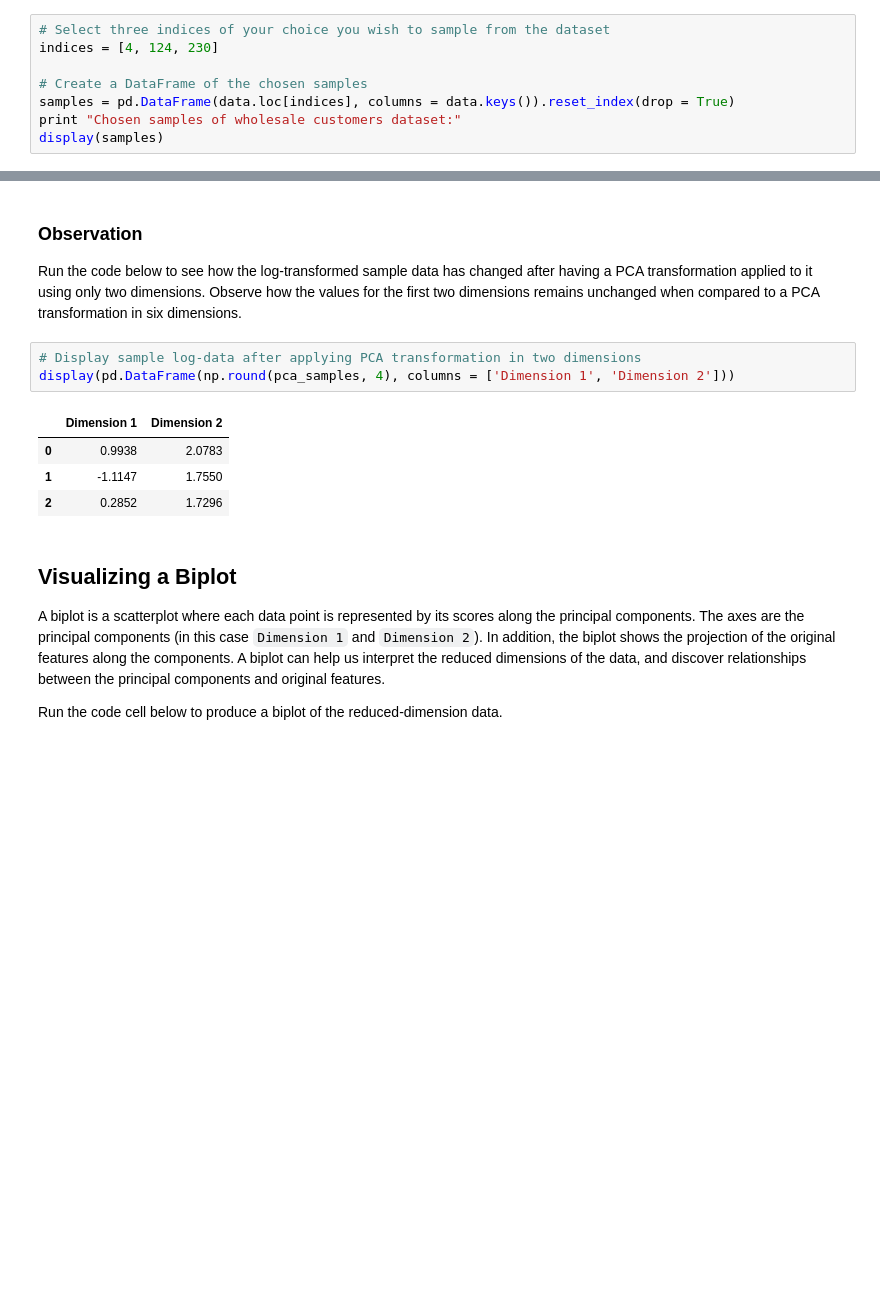
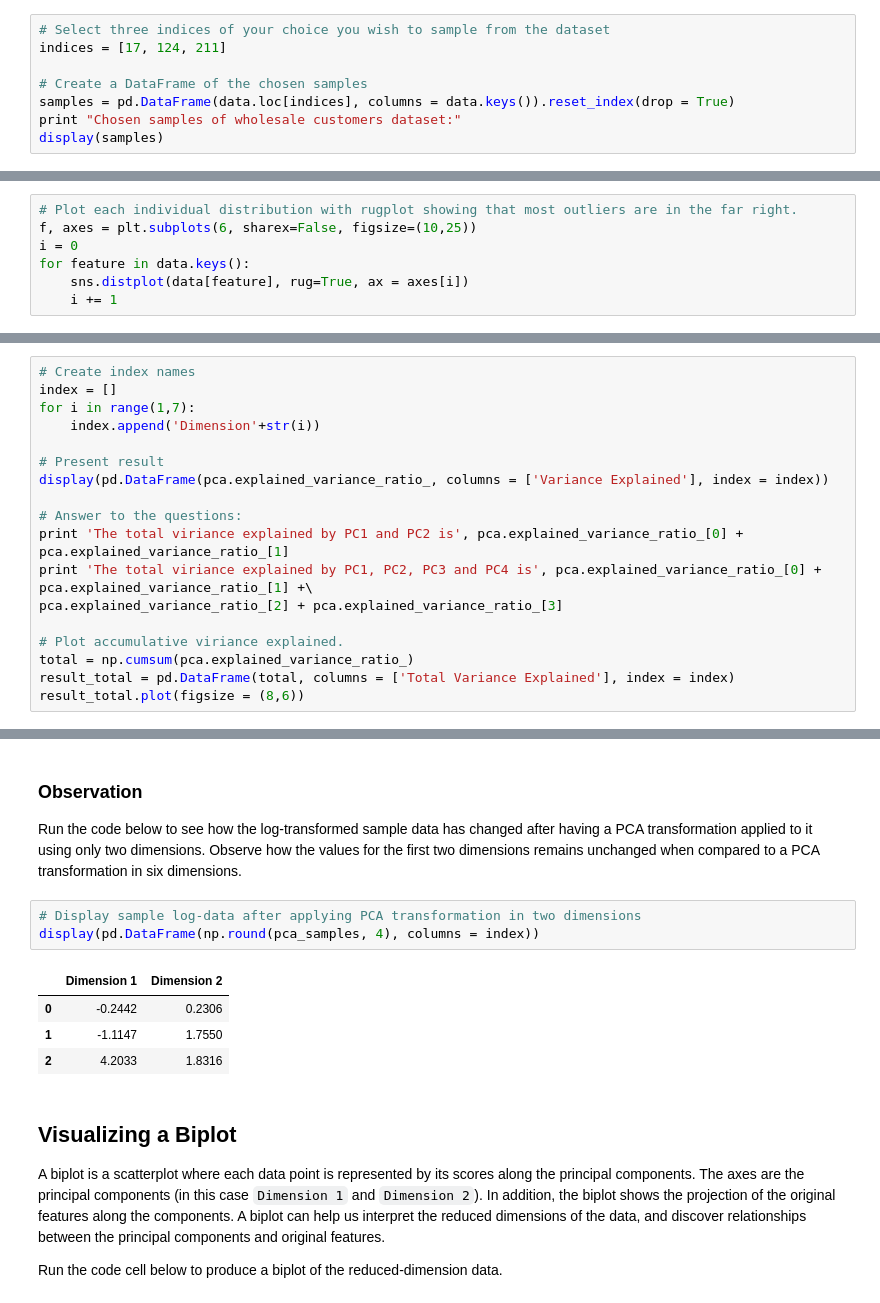
Before and after one commit to wonderlives/machine-learning, a Jupyter notebook: projects/customer_segments/customer_segments.ipynb, the cells around one changed output, grey strips where cells are left out. Saved outputs shown, nothing was run; the diff lists cells and outputs as text; blank space fills up the shorter version.

```diff
--- a/projects/customer_segments/customer_segments.ipynb
+++ b/projects/customer_segments/customer_segments.ipynb
@@ -69,7 +69,7 @@ display(data.describe())
 To get a better understanding of the customers and how their data will transform through the analysis, it would be best to select a few sample data points and explore them in more detail. In the code block below, add **three** indices of your choice to the `indices` list which will represent the customers to track. It is suggested to try different sets of samples until you obtain customers that vary significantly from one another.
 # %%
 # Select three indices of your choice you wish to sample from the dataset
-indices = [4, 124, 230]
+indices = [17, 124, 211]
 
 # Create a DataFrame of the chosen samples
 samples = pd.DataFrame(data.loc[indices], columns = data.keys()).reset_index(drop = True)
@@ -175,0 +229,7 @@ pd.plotting.scatter_matrix(data, alpha = 0.3, figsize = (14,12), diagonal = 'kde
+# %%
+# Plot each individual distribution with rugplot showing that most outliers are in the far right.
+f, axes = plt.subplots(6, sharex=False, figsize=(10,25))
+i = 0
+for feature in data.keys():
+    sns.distplot(data[feature], rug=True, ax = axes[i])
+    i += 1
@@ -376,3 +463,21 @@ pca_samples = pca.transform(log_samples)
 pca_results = vs.pca_results(good_data, pca)
 # %% [output]
 [figure]
+# %%
+# Create index names
+index = []
+for i in range(1,7):
+    index.append('Dimension'+str(i))
+
+# Present result
+display(pd.DataFrame(pca.explained_variance_ratio_, columns = ['Variance Explained'], index = index))
+
+# Answer to the questions:
+print 'The total viriance explained by PC1 and PC2 is', pca.explained_variance_ratio_[0] + pca.explained_variance_ratio_[1]
+print 'The total viriance explained by PC1, PC2, PC3 and PC4 is', pca.explained_variance_ratio_[0] + pca.explained_variance_ratio_[1] +\
+pca.explained_variance_ratio_[2] + pca.explained_variance_ratio_[3]
+
+# Plot accumulative viriance explained.
+total = np.cumsum(pca.explained_variance_ratio_)
+result_total = pd.DataFrame(total, columns = ['Total Variance Explained'], index = index)
+result_total.plot(figsize = (8,6))
@@ -429,12 +631,12 @@ vs.pca_results(good_data, pca)
 Run the code below to see how the log-transformed sample data has changed after having a PCA transformation applied to it using only two dimensions. Observe how the values for the first two dimensions remains unchanged when compared to a PCA transformation in six dimensions.
 # %%
 # Display sample log-data after applying PCA transformation in two dimensions
-display(pd.DataFrame(np.round(pca_samples, 4), columns = ['Dimension 1', 'Dimension 2']))
+display(pd.DataFrame(np.round(pca_samples, 4), columns = index))
 # %% [output]
 |  | Dimension 1 | Dimension 2 |
-| 0 | 0.9938 | 2.0783 |
+| 0 | -0.2442 | 0.2306 |
 | 1 | -1.1147 | 1.7550 |
-| 2 | 0.2852 | 1.7296 |
+| 2 | 4.2033 | 1.8316 |
 # %% [markdown]
 ## Visualizing a Biplot
 A biplot is a scatterplot where each data point is represented by its scores along the principal components. The axes are the principal components (in this case `Dimension 1` and `Dimension 2`). In addition, the biplot shows the projection of the original features along the components. A biplot can help us interpret the reduced dimensions of the data, and discover relationships between the principal components and original features.
```
Also changed, not shown: parts of 46 cells of this notebook.
